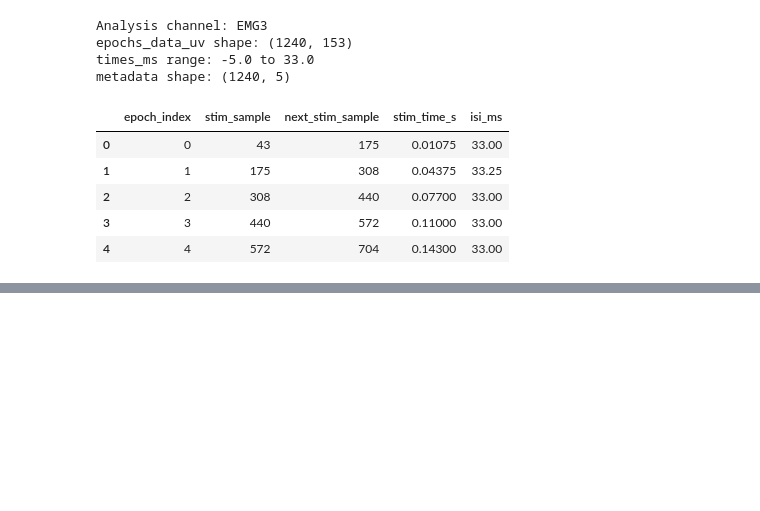
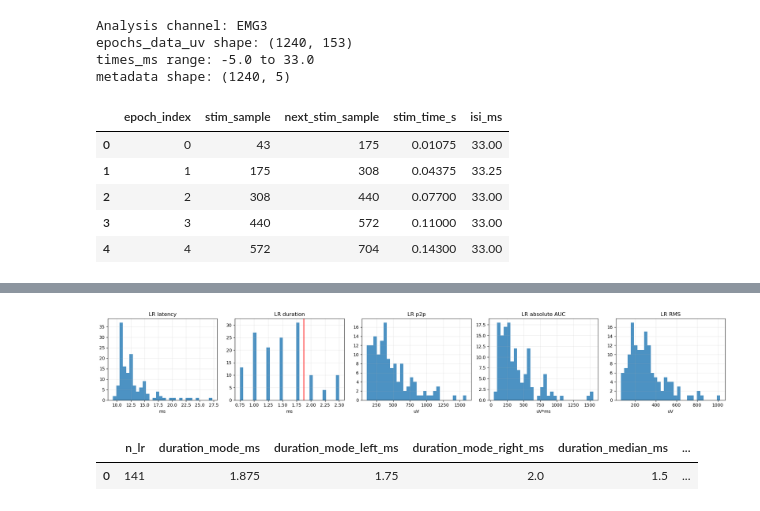
Before and after one commit to violaxanthin/emg-lr-segmentation, a Jupyter notebook: notebooks/emg_lr_segmentation.ipynb, the cells around one changed output, grey strips where cells are left out. Saved outputs shown, nothing was run; the diff lists cells and outputs as text; code cells hidden in the pictures; blank space fills up the shorter version.

Commit message:
changed LR window segmentation, added AUC of LR latency

```diff
--- a/notebooks/emg_lr_segmentation.ipynb
+++ b/notebooks/emg_lr_segmentation.ipynb
@@ -2408,0 +1169,66 @@ selected_top: 20
+# %%
+# Распределения LR
+
+need("lr_candidates_df")
+
+lr_parts = []
+for k in [1, 2]:
+    cols = {
+        f"lr{k}_peak_ms": "latency_ms", f"lr{k}_duration_ms": "duration_ms", f"lr{k}_p2p_uv": "p2p_uv",
+        f"lr{k}_peak_uv": "peak_uv", f"lr{k}_noise_ratio": "noise_ratio", f"lr{k}_peak_noise_ratio": "peak_noise_ratio",
+        f"lr{k}_auc_abs_uv_ms": "auc_abs_uv_ms", f"lr{k}_rms_uv": "rms_uv",
+    }
+    part = lr_candidates_df.loc[(lr_candidates_df["reject_mr_like"] == False) & lr_candidates_df[f"lr{k}_peak_ms"].notna(), ["epoch_index", *cols.keys()]].rename(columns=cols)
+    part["lr_n"] = k
+    lr_parts.append(part)
+
+lr_distribution_df = pd.concat(lr_parts, ignore_index=True) if lr_parts else pd.DataFrame()
+duration_values = lr_distribution_df["duration_ms"].dropna().to_numpy() if len(lr_distribution_df) else np.array([])
+bin_step_ms = max(0.25, float(dt_ms))
+
+if len(duration_values):
+    duration_bins = np.arange(0, np.nanmax(duration_values) + 2 * bin_step_ms, bin_step_ms)
+    duration_counts, duration_edges = np.histogram(duration_values, bins=duration_bins)
+    mode_i = int(np.argmax(duration_counts))
+    lr_duration_mode_ms = float((duration_edges[mode_i] + duration_edges[mode_i + 1]) / 2)
+    lr_duration_mode_window_ms = (float(duration_edges[mode_i]), float(duration_edges[mode_i + 1]))
+else:
+    lr_duration_mode_ms = np.nan
+    lr_duration_mode_window_ms = (np.nan, np.nan)
+
+fig, axes = plt.subplots(1, 5, figsize=(20, 3.5))
+plot_specs = [
+    ("latency_ms", "LR latency", "ms"),
+    ("duration_ms", "LR duration", "ms"),
+    ("p2p_uv", "LR p2p", "uV"),
+    ("auc_abs_uv_ms", "LR absolute AUC", "uV*ms"),
+    ("rms_uv", "LR RMS", "uV"),
+]
+
+for ax, (col, title, xlabel) in zip(axes, plot_specs):
+    ax.hist(lr_distribution_df[col].dropna() if len(lr_distribution_df) else [], bins=30, alpha=0.8)
+    ax.set_title(title)
+    ax.set_xlabel(xlabel)
+    ax.grid(alpha=0.25)
+
+if np.isfinite(lr_duration_mode_ms):
+    axes[1].axvline(lr_duration_mode_ms, color="red", linewidth=1.5)
+
+plt.tight_layout()
+plt.show()
+
+display(pd.DataFrame({
+    "n_lr": [len(lr_distribution_df)], "duration_mode_ms": [lr_duration_mode_ms],
+    "duration_mode_left_ms": [lr_duration_mode_window_ms[0]], "duration_mode_right_ms": [lr_duration_mode_window_ms[1]],
+    "duration_median_ms": [np.nanmedian(duration_values) if len(duration_values) else np.nan],
+    "duration_q25_ms": [np.nanpercentile(duration_values, 25) if len(duration_values) else np.nan],
+    "duration_q75_ms": [np.nanpercentile(duration_values, 75) if len(duration_values) else np.nan],
+    "auc_abs_median_uv_ms": [np.nanmedian(lr_distribution_df["auc_abs_uv_ms"]) if len(lr_distribution_df) else np.nan],
+    "rms_median_uv": [np.nanmedian(lr_distribution_df["rms_uv"]) if len(lr_distribution_df) else np.nan],
+}))
+
+lr_distribution_df.sort_values("duration_ms").head()
+# %% [output]
+[figure, added]
+|  | n_lr | duration_mode_ms | duration_mode_left_ms | duration_mode_right_ms | duration_median_ms | ... |
+| 0 | 141 | 1.875 | 1.75 | 2.0 | 1.5 | ... |
```
Also changed, not shown: parts of 30 cells of this notebook, 3 other files.
